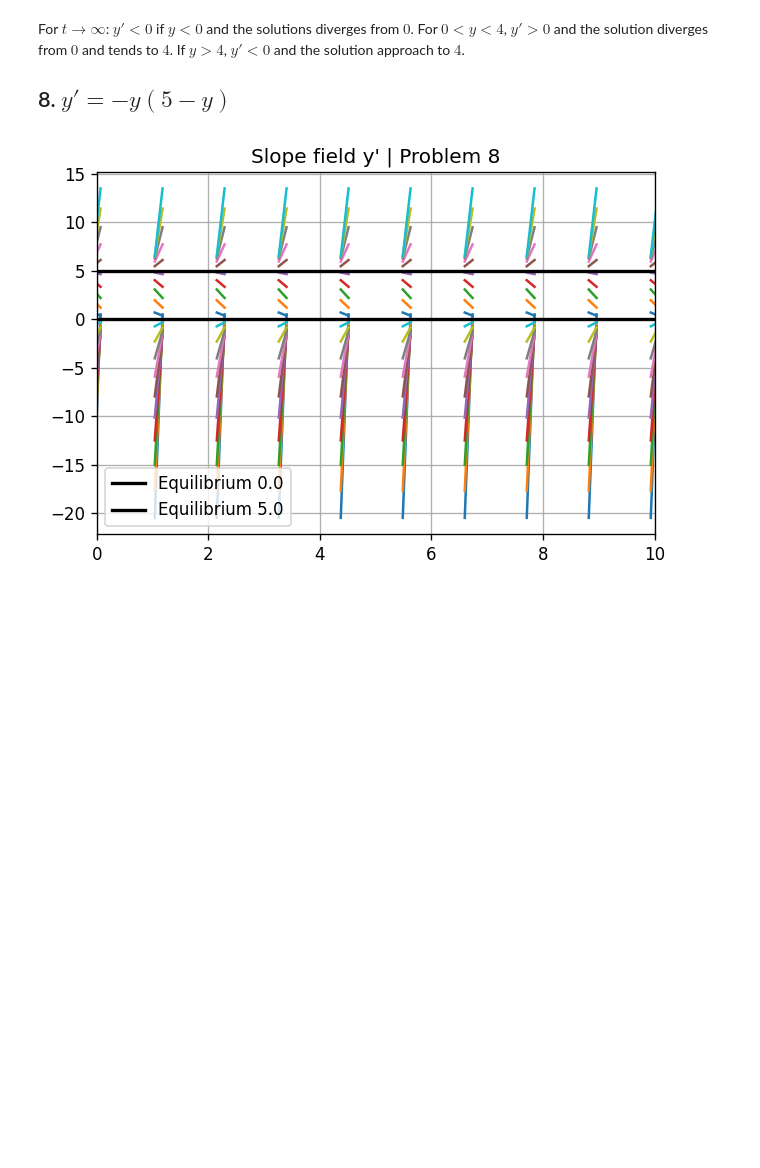
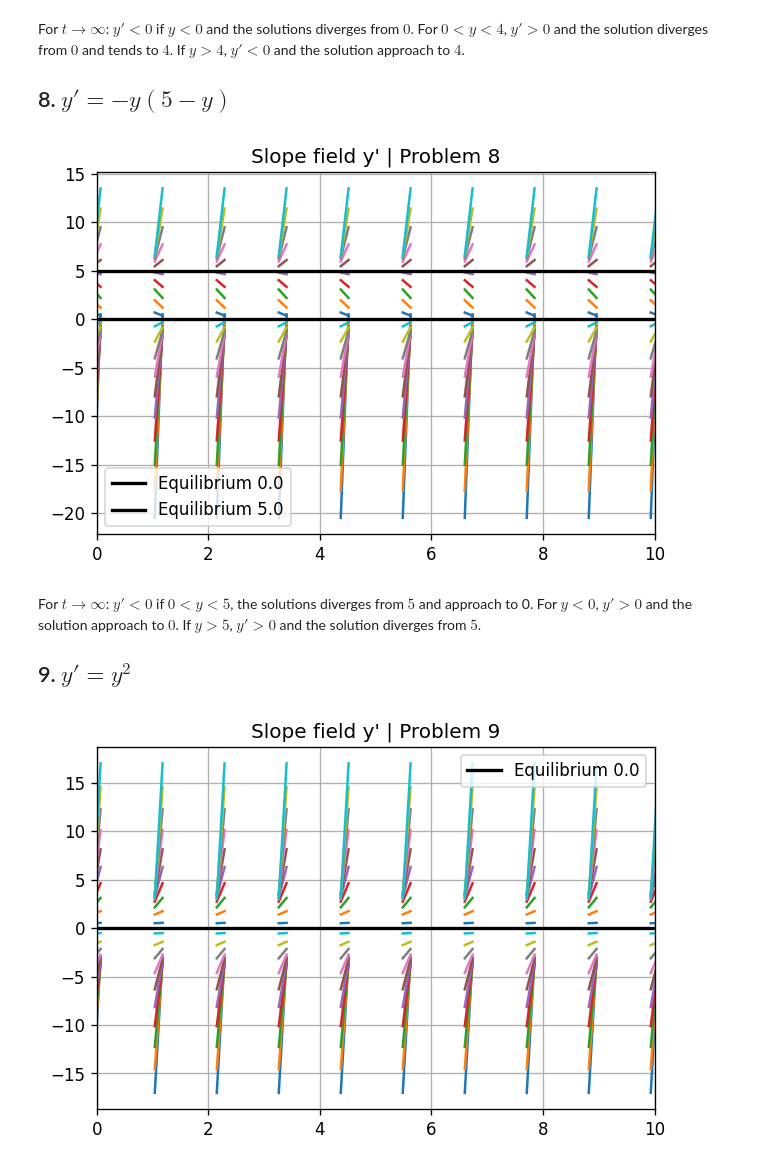
Before and after one commit to zemarchezi/BoyceDiPrima_DifferentialEq, a Jupyter notebook: Chapter_1.ipynb, the cells around one changed output. Cells and saved outputs as stored; diff of their text form; code cells hidden in the pictures; blank space fills up the shorter version.

Commit message:
problems 10-16

```diff
--- a/Chapter_1.ipynb
+++ b/Chapter_1.ipynb
@@ -203,9 +203,48 @@ def direction_field(symbol: str="",
         plt.plot(t_array,equilibrium,  c='k', linewidth=2.0, label=f"Equilibrium {float(vv)}")
         plt.legend()
     plt.xlim(np.min(t_array), np.max(t_array))
+    plt.ylim(ylim[0], ylim[1])
     plt.title(f"Slope field y' | {problm_title}")
     plt.grid(True)
     plt.show()
+
+
+## list of expressions
+
+def direction_field2(symbol: str="",
+                           expression: dict =[],
+                           ylim: list=[],
+                           tlim: list=[],
+                           problm_title: str=""):
+
+
+
+    coluns = int(np.floor(len(expression)/2))
+    fig, ax = plt.subplots(2,coluns, figsize=(16,6), dpi=120)
+    for sx, sy in itertools.product(range(ax.shape[0]), range(ax.shape[1])):
+        y = Symbol(symbol)
+        str_expr = expression[sx*coluns+sy]
+        expr = sympify(str_expr)
+        v = solve(expr, y)
+        f = lambdify(y,expr)
+
+        y_array = np.linspace(ylim[sx*coluns+sy][0],ylim[sx*coluns+sy][1], 20)
+        t_array = np.linspace(tlim[0],tlim[1], 10)
+
+        for i, j in itertools.product(t_array, y_array):
+            slope = f(j)
+            domain = np.linspace(i-0.07,i+0.07,2)
+            ax[sx, sy].plot(domain,fun_slope(i,j, slope, domain),solid_capstyle='projecting',solid_joinstyle='bevel')
+
+        for vv in v:
+            equilibrium = [vv] * len(t_array)
+            ax[sx,sy].plot(t_array,equilibrium,  c='k', linewidth=2.0, label=f"Equilibrium {float(vv)}")
+            ax[sx,sy].legend()
+        ax[sx,sy].set_xlim((np.min(t_array), np.max(t_array)))
+        ax[sx,sy].set_ylim((ylim[sx*coluns+sy][0],ylim[sx*coluns+sy][1]))
+        ax[sx,sy].set_title(f"y' = {expression[sx*coluns+sy]}")
+        plt.grid(True)
+    plt.show()
 # %% [markdown]
 ## Problems
 In each of Problems $1$ through $4$, draw a direction field for the given differential equation. Based on the direction field, determine the behavior of $y$ as $t \rightarrow \infty$. If this behavior depends on the initial value of $y$ at $t = 0$, describe the dependency
@@ -357,3 +396,11 @@ For $t\rightarrow \infty$: $y'<0$ if $y<0$ and the solutions diverges from $0$.
 direction_field(symbol="y", expression="-5*y + y**2", ylim=[-10,10], tlim=[0,10], problm_title="Problem 8")
 # %% [output]
 [figure]
+# %% [markdown]
+For $t\rightarrow \infty$: $y'<0$ if $0<y<5$, the solutions diverges from $5$ and approach to 0. For $y<0$, $y'>0$ and the solution approach to $0$. If $y>5$, $y'>0$ and the solution diverges from $5$.
+
+## 9. $y' = y^2$
+# %%
+direction_field(symbol="y", expression="y**2", ylim=[-10,10], tlim=[0,10], problm_title="Problem 9")
+# %% [output]
+[figure, added]
```
Also changed, not shown: parts of 6 cells of this notebook.
